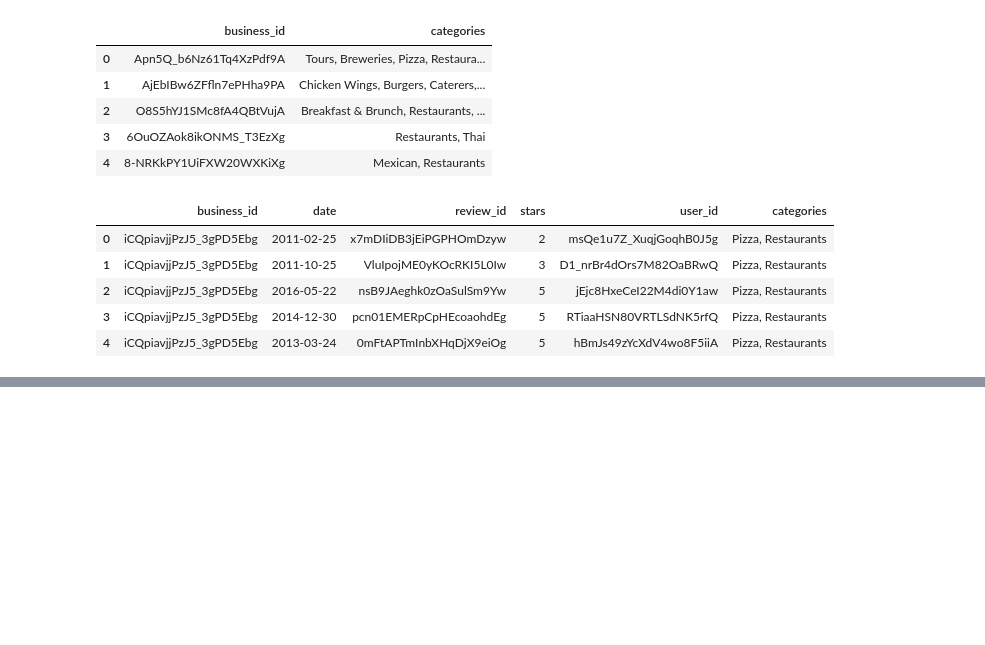
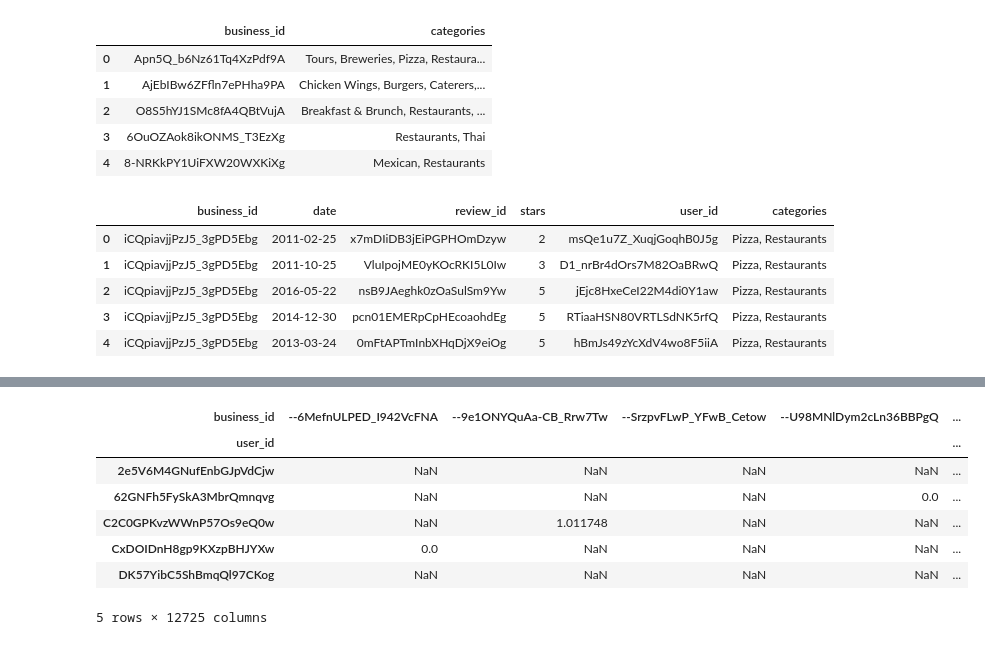
Before and after one commit to epal183/yelp-reviews, a Jupyter notebook: src/Analysis.ipynb, the cells around one changed output, grey strips where cells are left out. Saved outputs shown, nothing was run; the diff lists cells and outputs as text; code cells hidden in the pictures; blank space fills up the shorter version.

```diff
--- a/src/Analysis.ipynb
+++ b/src/Analysis.ipynb
@@ -78,0 +79,14 @@ temp.shape[0]
+# %%
+# subtracts the mean from each row
+normalized = piv_df.sub(piv_df.mean(axis=1),axis=0)
+normalized2 = normalized.sub(normalized.mean(axis=0),axis=1)
+normalized2.head()
+# %% [output]
+| business_id | --6MefnULPED_I942VcFNA | --9e1ONYQuAa-CB_Rrw7Tw | --SrzpvFLwP_YFwB_Cetow | --U98MNlDym2cLn36BBPgQ | ... |
+| user_id |  |  |  |  | ... |
+| 2e5V6M4GNufEnbGJpVdCjw | NaN | NaN | NaN | NaN | ... |
+| 62GNFh5FySkA3MbrQmnqvg | NaN | NaN | NaN | 0.0 | ... |
+| C2C0GPKvzWWnP57Os9eQ0w | NaN | 1.011748 | NaN | NaN | ... |
+| CxDOIDnH8gp9KXzpBHJYXw | 0.0 | NaN | NaN | NaN | ... |
+| DK57YibC5ShBmqQl97CKog | NaN | NaN | NaN | NaN | ... |
+5 rows × 12725 columns
```
Also changed, not shown: parts of 7 cells of this notebook.
